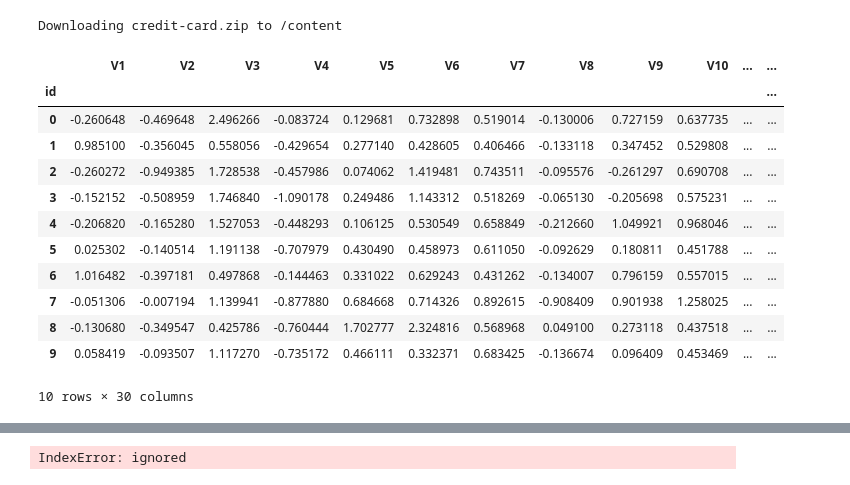
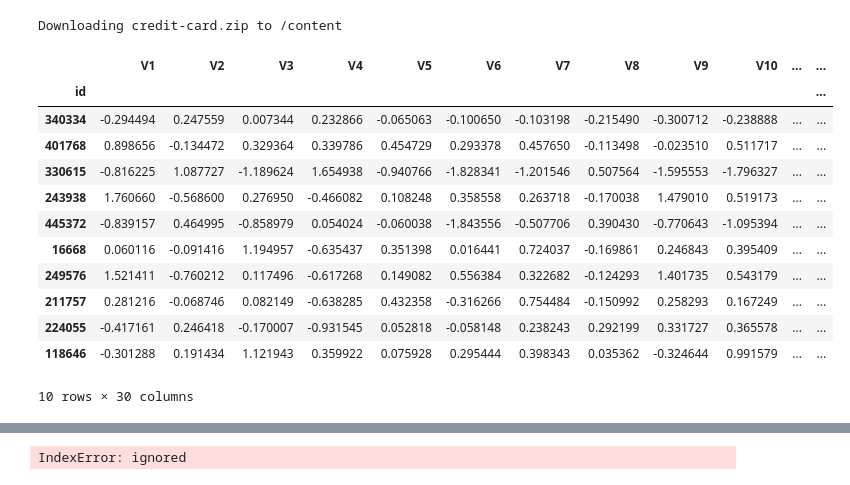
Before and after one commit to riooorante/data-science-riooorante, a Jupyter notebook: fraud_credit.ipynb, the cells around one changed output, grey strips where cells are left out. Drawn from its saved outputs; the diff is of its cells as text; code cells hidden in the pictures.

```diff
--- a/fraud_credit.ipynb
+++ b/fraud_credit.ipynb
@@ -31,18 +30,18 @@ file_ref.extractall('/content/sample_data')
 file_ref.close()
 # %%
 df = pd.read_csv("/content/sample_data/creditcard_2023.csv" , index_col="id")
-df.head(10)
+df.sample(10)
 # %% [output]
 |  | V1 | V2 | V3 | V4 | V5 | V6 | V7 | V8 | V9 | V10 | ... | ... |
 | id |  |  |  |  |  |  |  |  |  |  |  | ... |
-| 0 | -0.260648 | -0.469648 | 2.496266 | -0.083724 | 0.129681 | 0.732898 | 0.519014 | -0.130006 | 0.727159 | 0.637735 | ... | ... |
-| 1 | 0.985100 | -0.356045 | 0.558056 | -0.429654 | 0.277140 | 0.428605 | 0.406466 | -0.133118 | 0.347452 | 0.529808 | ... | ... |
-| 2 | -0.260272 | -0.949385 | 1.728538 | -0.457986 | 0.074062 | 1.419481 | 0.743511 | -0.095576 | -0.261297 | 0.690708 | ... | ... |
-| 3 | -0.152152 | -0.508959 | 1.746840 | -1.090178 | 0.249486 | 1.143312 | 0.518269 | -0.065130 | -0.205698 | 0.575231 | ... | ... |
-| 4 | -0.206820 | -0.165280 | 1.527053 | -0.448293 | 0.106125 | 0.530549 | 0.658849 | -0.212660 | 1.049921 | 0.968046 | ... | ... |
-| 5 | 0.025302 | -0.140514 | 1.191138 | -0.707979 | 0.430490 | 0.458973 | 0.611050 | -0.092629 | 0.180811 | 0.451788 | ... | ... |
-| 6 | 1.016482 | -0.397181 | 0.497868 | -0.144463 | 0.331022 | 0.629243 | 0.431262 | -0.134007 | 0.796159 | 0.557015 | ... | ... |
-| 7 | -0.051306 | -0.007194 | 1.139941 | -0.877880 | 0.684668 | 0.714326 | 0.892615 | -0.908409 | 0.901938 | 1.258025 | ... | ... |
-| 8 | -0.130680 | -0.349547 | 0.425786 | -0.760444 | 1.702777 | 2.324816 | 0.568968 | 0.049100 | 0.273118 | 0.437518 | ... | ... |
-| 9 | 0.058419 | -0.093507 | 1.117270 | -0.735172 | 0.466111 | 0.332371 | 0.683425 | -0.136674 | 0.096409 | 0.453469 | ... | ... |
+| 340334 | -0.294494 | 0.247559 | 0.007344 | 0.232866 | -0.065063 | -0.100650 | -0.103198 | -0.215490 | -0.300712 | -0.238888 | ... | ... |
+| 401768 | 0.898656 | -0.134472 | 0.329364 | 0.339786 | 0.454729 | 0.293378 | 0.457650 | -0.113498 | -0.023510 | 0.511717 | ... | ... |
+| 330615 | -0.816225 | 1.087727 | -1.189624 | 1.654938 | -0.940766 | -1.828341 | -1.201546 | 0.507564 | -1.595553 | -1.796327 | ... | ... |
+| 243938 | 1.760660 | -0.568600 | 0.276950 | -0.466082 | 0.108248 | 0.358558 | 0.263718 | -0.170038 | 1.479010 | 0.519173 | ... | ... |
+| 445372 | -0.839157 | 0.464995 | -0.858979 | 0.054024 | -0.060038 | -1.843556 | -0.507706 | 0.390430 | -0.770643 | -1.095394 | ... | ... |
+| 16668 | 0.060116 | -0.091416 | 1.194957 | -0.635437 | 0.351398 | 0.016441 | 0.724037 | -0.169861 | 0.246843 | 0.395409 | ... | ... |
+| 249576 | 1.521411 | -0.760212 | 0.117496 | -0.617268 | 0.149082 | 0.556384 | 0.322682 | -0.124293 | 1.401735 | 0.543179 | ... | ... |
+| 211757 | 0.281216 | -0.068746 | 0.082149 | -0.638285 | 0.432358 | -0.316266 | 0.754484 | -0.150992 | 0.258293 | 0.167249 | ... | ... |
+| 224055 | -0.417161 | 0.246418 | -0.170007 | -0.931545 | 0.052818 | -0.058148 | 0.238243 | 0.292199 | 0.331727 | 0.365578 | ... | ... |
+| 118646 | -0.301288 | 0.191434 | 1.121943 | 0.359922 | 0.075928 | 0.295444 | 0.398343 | 0.035362 | -0.324644 | 0.991579 | ... | ... |
 10 rows × 30 columns
```
Also changed, not shown: parts of 13 cells of this notebook.
